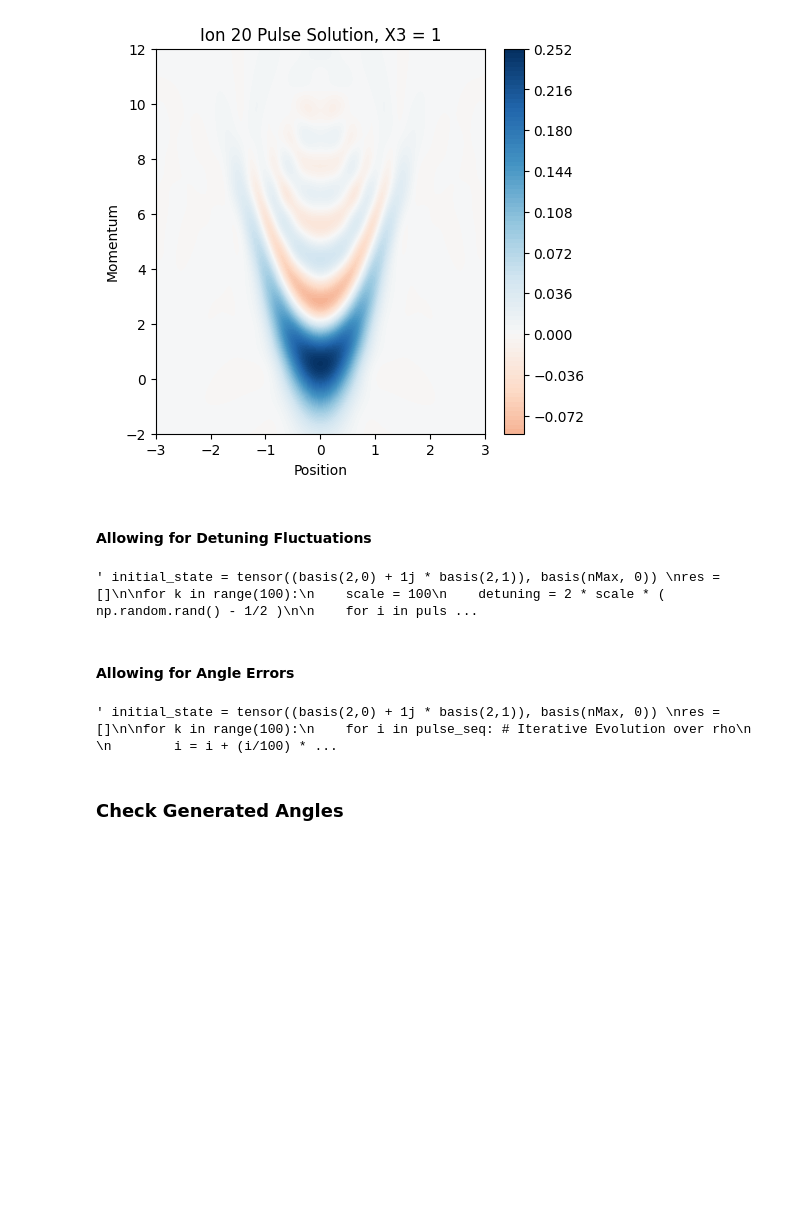
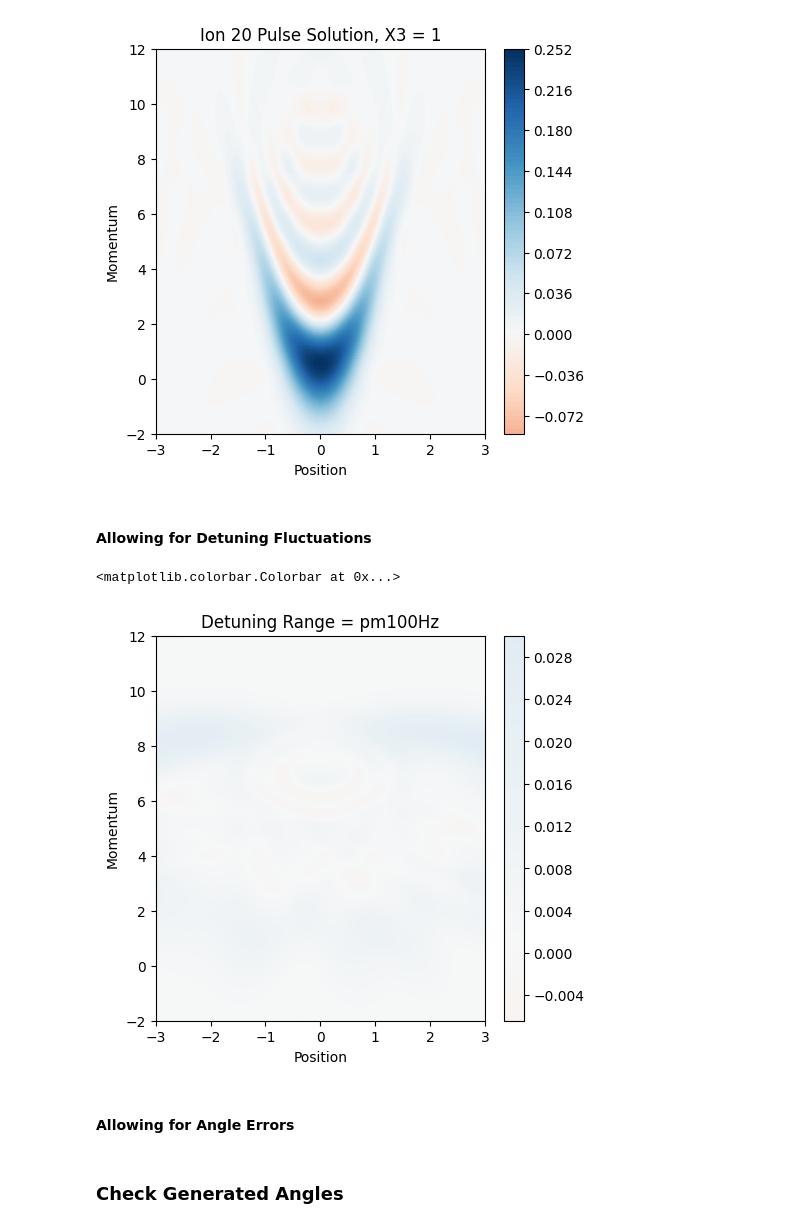
Before and after one commit to muyoungRand/sims, a Jupyter notebook: cubic_phase_gate_nicer.ipynb, the cells around one changed output. Cells and saved outputs as stored; diff of their text form; code cells hidden in the pictures; blank space fills up the shorter version.

Commit message:
Replace displacement with MS-like pulses, but looks like not going to work

```diff
--- a/cubic_phase_gate_nicer.ipynb
+++ b/cubic_phase_gate_nicer.ipynb
@@ -232,24 +232,29 @@ fig.colorbar(im, ax=ax, fraction=.1)
 ### Lamb-Dicke Regime Trapped Ion Hamiltonian
 # %%
 # -------------------- Setup Operators -------------------- #
-rsb_phase = np.pi/2
-bsb_phase = np.pi/2
+strength = 1/np.sqrt(2)
 
-rsb = 1/np.sqrt(2) * a * sM.dag() * np.exp(1j * rsb_phase)
+rsb = strength * a * sM.dag()
 def rsb_coeff(t, args):
-    return np.exp(-1j * args['detuning'] * t)
+    return np.exp(1j * args['rsb_phase']) * np.exp(-1j * args['rsb_detuning'] * t)
 
-rsbp = 1/np.sqrt(2) * a.dag() * sM * np.exp(-1j * rsb_phase)
+rsbp = strength * a.dag() * sM
 def rsbp_coeff(t, args):
-    return np.exp(1j * args['detuning'] * t)
+    return np.exp(-1j * args['rsb_phase']) * np.exp(1j * args['rsb_detuning'] * t)
 
-bsb = 1/np.sqrt(2) * a.dag() * sM.dag() * np.exp(1j * bsb_phase)
+bsb = strength * a.dag() * sM.dag()
 def bsb_coeff(t, args):
-    return np.exp(-1j * args['detuning'] * t)
+    return np.exp(1j * args['bsb_phase']) * np.exp(-1j * args['bsb_detuning'] * t)
 
-bsbp = 1/np.sqrt(2) * a * sM * np.exp(-1j * bsb_phase)
+bsbp = strength * a * sM
 def bsbp_coeff(t, args):
-    return np.exp(1j * args['detuning'] * t)
+    return np.exp(-1j * args['bsb_phase']) * np.exp(1j * args['bsb_detuning'] * t)
+
+ion_displace = [
+    [rsb, rsb_coeff], [rsbp, rsbp_coeff], [bsb, bsb_coeff], [bsbp, bsbp_coeff]
+]
+
+args = {"rsb_detuning": 0, "bsb_detuning": 0, "rsb_phase": 0, "bsb_phase": 0}
 
 ion_displace = H = [
     [rsb, rsb_coeff], [rsbp, rsbp_coeff], [bsb, bsb_coeff], [bsbp, bsbp_coeff]
@@ -267,8 +272,7 @@ ideal = ptrace(output, 1)
 ideal_w = wigner(ideal, xxvec, ppvec)
 
 # Trapped Ion Position Operator
-initial_state = tensor(basis(2,0) + 1j * basis(2,1), basis(nMax, 0))
-args = {"detuning": 0}
+initial_state = tensor(basis(2,0) + basis(2,1), basis(nMax, 0))
 
 output = mesolve(H = ion_displace, rho0 = initial_state, tlist = [0.0, 1.0], args = args).states[-1]
 motion = ptrace(output, 1)
@@ -301,12 +305,13 @@ def pulse_ion(initial_state, angle, pulse_time, detuning, init = False):
 
         track-state: List to keep track of system density matrix per step
     """
-    H1 = angle * sX
+    H1 = angle * sY
     H2 = [
         [pulse_time * rsb, rsb_coeff], [pulse_time * rsbp, rsbp_coeff],
         [pulse_time * bsb, bsb_coeff], [pulse_time * bsbp, bsbp_coeff]
         ]
-    args = {"detuning": detuning}
+    args["bsb_detuning"] = -detuning
+    args["rsb_detuning"] = detuning
 
     if init == True: # Initial (phi_0) carrier rotation
         output = mesolve(H = H1, rho0 = initial_state, tlist = [0.0, 1.0], args = args, options = options)
@@ -324,7 +329,7 @@ def pulse_ion(initial_state, angle, pulse_time, detuning, init = False):
         return rho2
 
 # Begin in +i state since conditional-PauliY displacement
-initial_state = tensor((basis(2,0) + 1j * basis(2,1)), basis(nMax, 0))
+initial_state = tensor((basis(2,0) + basis(2,1)), basis(nMax, 0))
 
 for i in pulse_seq: # Iterative Evolution over rho
     if i == pulse_seq[0]: # Initial pulse
@@ -357,44 +362,45 @@ fig.colorbar(im, ax=ax, fraction=.1)
 # %% [markdown]
 #### Allowing for Detuning Fluctuations
 # %%
-""" initial_state = tensor((basis(2,0) + 1j * basis(2,1)), basis(nMax, 0))
+initial_state = tensor((basis(2,0) + basis(2,1)), basis(nMax, 0))
 res = []
 
 for k in range(100):
-    scale = 100
+    scale = 5
     detuning = 2 * scale * ( np.random.rand() - 1/2 )
 
     for i in pulse_seq: # Iterative Evolution over rho
         if i == pulse_seq[0]: # Initial pulse
             rho  = pulse_ion(initial_state = initial_state,angle = i, pulse_time = pulse_time, detuning = detuning, init = True)
 
         else:
             rho = pulse_ion(initial_state = rho, angle = i, pulse_time = pulse_time, detuning = detuning, init = False)
 
     rho_ion = mesolve(H = -7 * x, rho0 = rho, tlist = [0.0, 1.0], options = options).states[-1]
     motion_ion = ptrace(rho_ion, 1)
 
     wigner_ion = wigner(motion_ion, xvec, pvec)
 
     res.append(wigner_ion)
 
 # -------------------- Plot Results -------------------- #
 w = np.mean(res, axis = 0)
 
 fig, ax = plt.subplots(1, 1, figsize=(5, 5))
 
 # Lines to show center of Wigner Function (just for convenience)
 #ax.vlines(0, ymin = -3, ymax = 3, colors = 'r', linestyles = 'dashed')
 #ax.hlines(0, xmin = -3, xmax = 3, colors = 'r', linestyles = 'dashed')
 
 im = ax.contourf(xvec, pvec, w, 100, norm=mpl.colors.Normalize(-.25,.25), cmap=plt.get_cmap('RdBu'))
 ax.set_title("Detuning Range = pm100Hz")
 ax.set_xlabel("Position")
 ax.set_ylabel("Momentum")
 
-fig.colorbar(im, ax=ax, fraction=.1) """
+fig.colorbar(im, ax=ax, fraction=.1)
 # %% [output]
-' initial_state = tensor((basis(2,0) + 1j * basis(2,1)), basis(nMax, 0)) \nres = []\n\nfor k in range(100):\n    scale = 100\n    detuning = 2 * scale * ( np.random.rand() - 1/2 )\n\n    for i in puls ...
+<matplotlib.colorbar.Colorbar at 0x...>
+[figure, added]
 # %% [markdown]
 #### Allowing for Angle Errors
 # %%
@@ -434,8 +440,6 @@ ax.set_xlabel("Position")
 ax.set_ylabel("Momentum")
 
 fig.colorbar(im, ax=ax, fraction=.1) """
-# %% [output]
-' initial_state = tensor((basis(2,0) + 1j * basis(2,1)), basis(nMax, 0)) \nres = []\n\nfor k in range(100):\n    for i in pulse_seq: # Iterative Evolution over rho\n        \n        i = i + (i/100) * ...
 # %% [markdown]
 ### Check Generated Angles
 # %%
```
Also changed, not shown: parts of 3 cells of this notebook, 2 other files.
